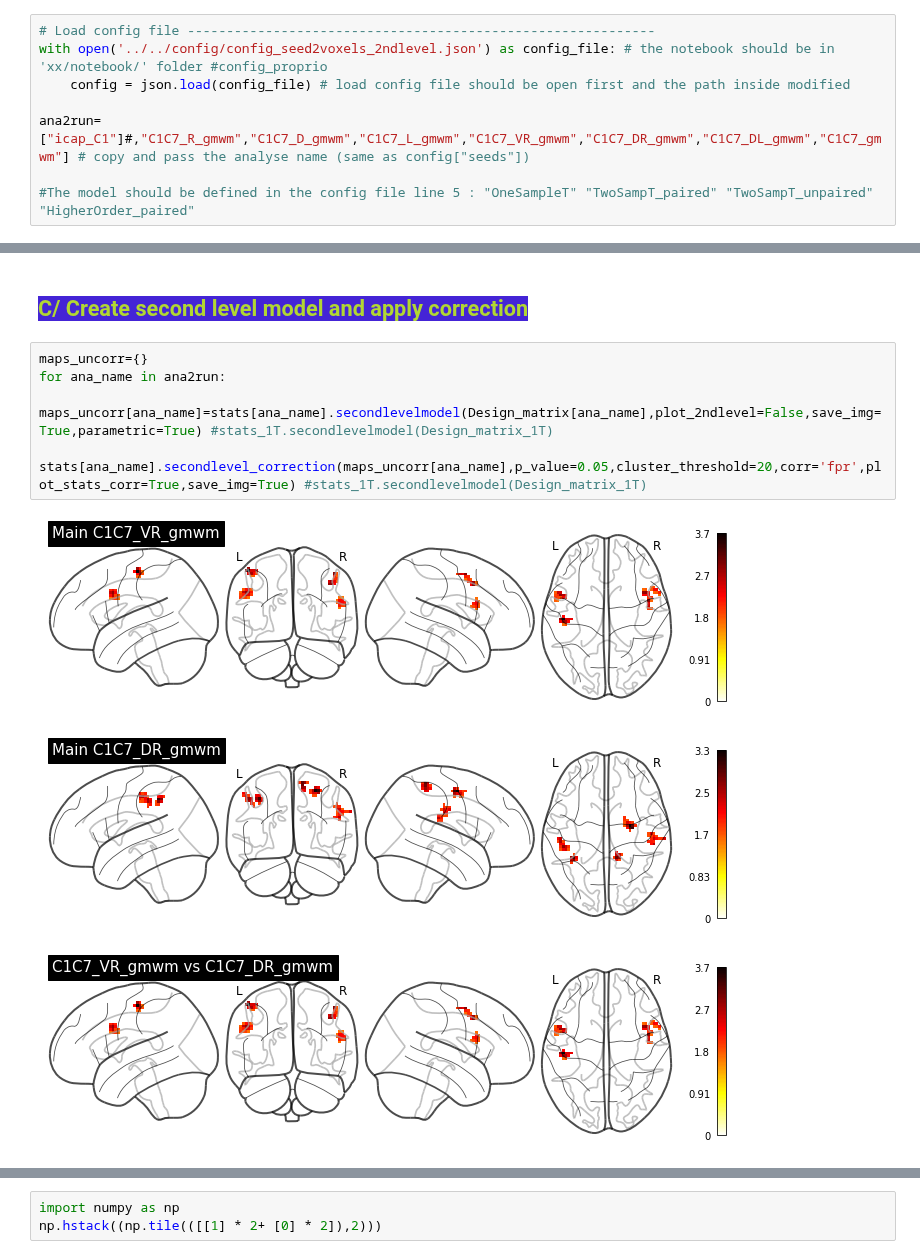
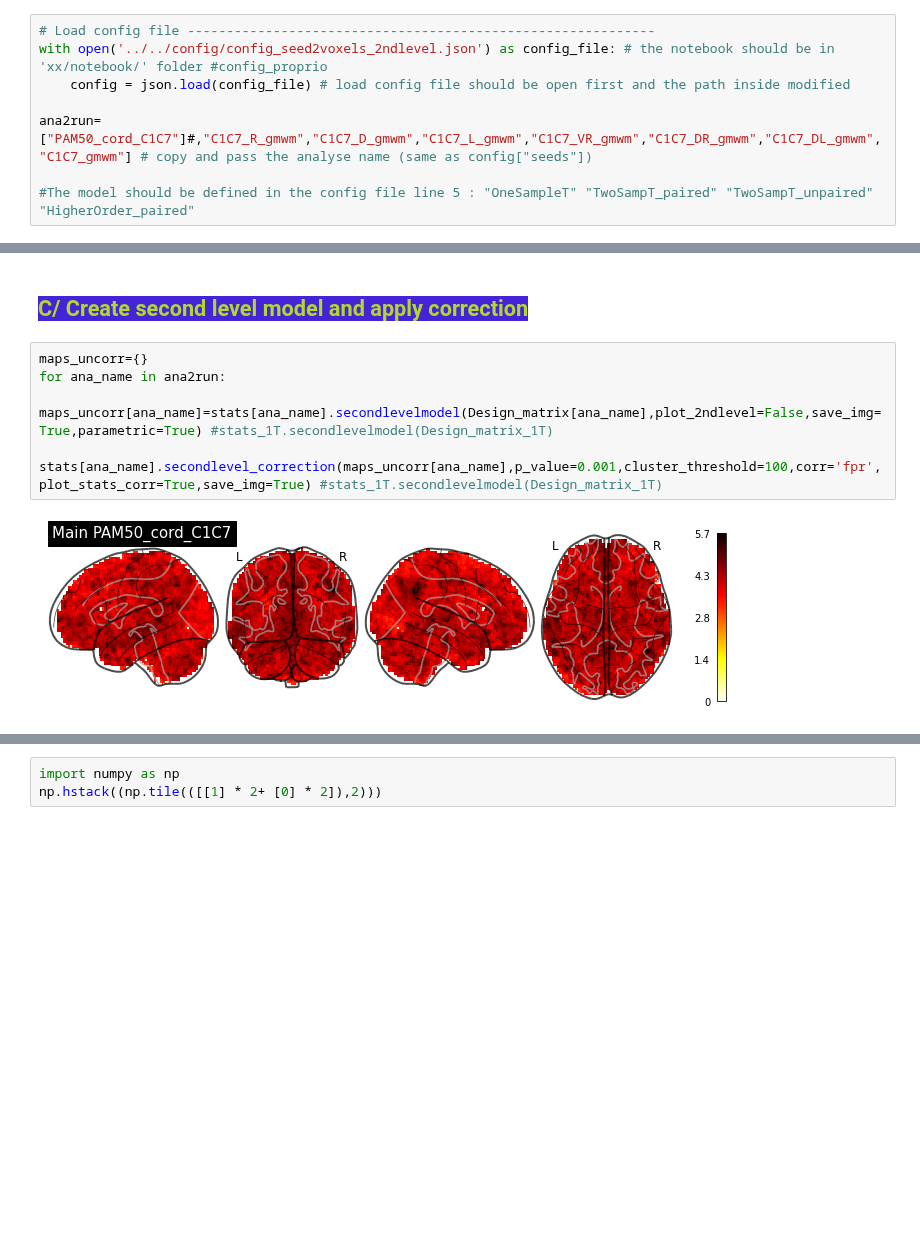
Before and after one commit to NawalK/hc_project_analyses, a Jupyter notebook: notebook/brain_spine/seed2voxels_brsc_2ndlevel.ipynb, the cells around one changed output, grey strips where cells are left out. Saved outputs shown, nothing was run; the diff lists cells and outputs as text; blank space fills up the shorter version.

```diff
--- a/notebook/brain_spine/seed2voxels_brsc_2ndlevel.ipynb
+++ b/notebook/brain_spine/seed2voxels_brsc_2ndlevel.ipynb
@@ -24,7 +21,7 @@ The autoreload extension is already loaded. To reload it, use:
 with open('../../config/config_seed2voxels_2ndlevel.json') as config_file: # the notebook should be in 'xx/notebook/' folder #config_proprio
     config = json.load(config_file) # load config file should be open first and the path inside modified
 
-ana2run=["icap_C1"]#,"C1C7_R_gmwm","C1C7_D_gmwm","C1C7_L_gmwm","C1C7_VR_gmwm","C1C7_DR_gmwm","C1C7_DL_gmwm","C1C7_gmwm"] # copy and pass the analyse name (same as config["seeds"])
+ana2run=["PAM50_cord_C1C7"]#,"C1C7_R_gmwm","C1C7_D_gmwm","C1C7_L_gmwm","C1C7_VR_gmwm","C1C7_DR_gmwm","C1C7_DL_gmwm","C1C7_gmwm"] # copy and pass the analyse name (same as config["seeds"])
 
 #The model should be defined in the config file line 5 : "OneSampleT" "TwoSampT_paired" "TwoSampT_unpaired" "HigherOrder_paired"
 # %% [markdown]
@@ -61,9 +56,7 @@ for ana_name in ana2run:
 # %%
 maps_uncorr={}
 for ana_name in ana2run:
     maps_uncorr[ana_name]=stats[ana_name].secondlevelmodel(Design_matrix[ana_name],plot_2ndlevel=False,save_img=True,parametric=True) #stats_1T.secondlevelmodel(Design_matrix_1T)
-    stats[ana_name].secondlevel_correction(maps_uncorr[ana_name],p_value=0.05,cluster_threshold=20,corr='fpr',plot_stats_corr=True,save_img=True) #stats_1T.secondlevelmodel(Design_matrix_1T)
+    stats[ana_name].secondlevel_correction(maps_uncorr[ana_name],p_value=0.001,cluster_threshold=100,corr='fpr',plot_stats_corr=True,save_img=True) #stats_1T.secondlevelmodel(Design_matrix_1T)
 # %% [output]
-[figure, old version]
+[figure, new version]
-[figure, removed]
-[figure, removed]
```
Also changed, not shown: parts of 4 cells of this notebook, 13 other files.
